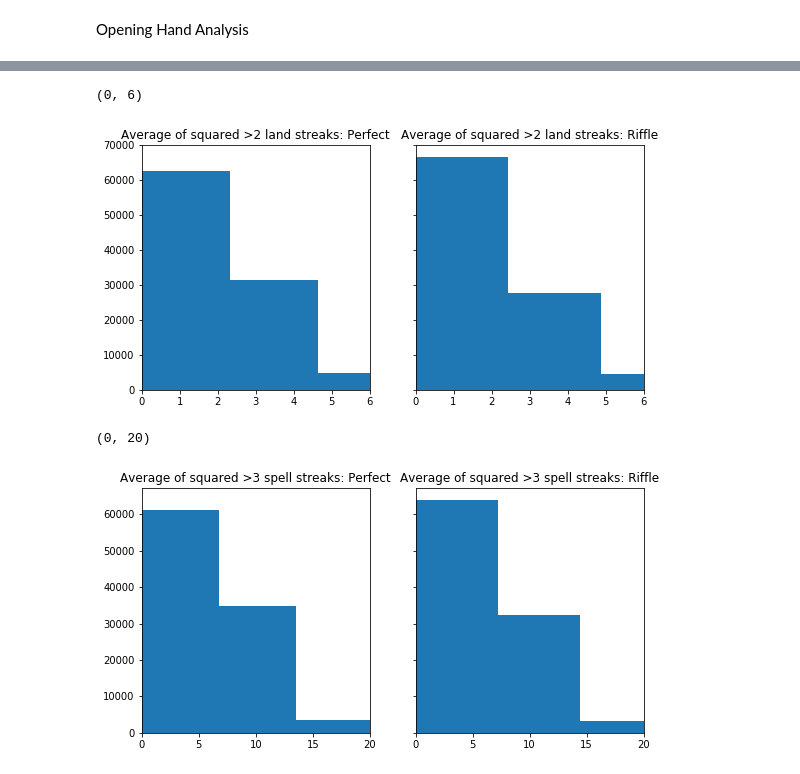
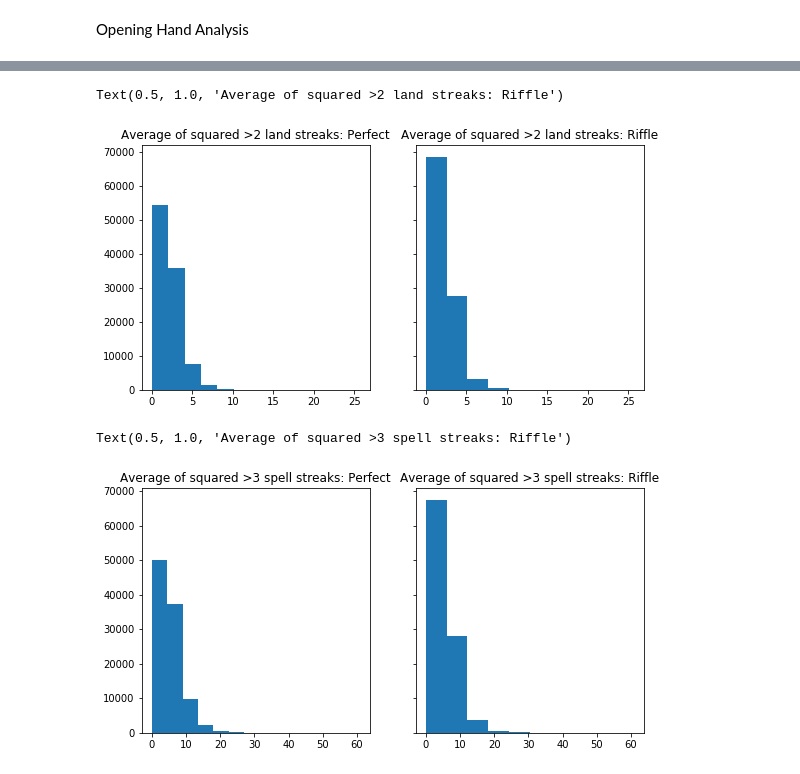
Before and after one commit to juanibiapina/shuffle, a Jupyter notebook: Shuffle Analysis.ipynb, the cells around one changed output, grey strips where cells are left out. Drawn from its saved outputs; the diff is of its cells as text; code cells hidden in the pictures.

```diff
--- a/Shuffle Analysis.ipynb
+++ b/Shuffle Analysis.ipynb
@@ -34,6 +34,7 @@ def get_random_number_for_right_deck(n: int, seed: int=None, ) -> int:
     """
     random = sklearn.utils.check_random_state(seed=seed, )
 
+    return cards // 2
     return random.randint(low=1, high=n, )
 
 def should_drop_from_right_deck(n_left: int, n_right:int, seed: int=None, ) -> bool:
@@ -66,11 +67,14 @@ def should_drop_from_right_deck(n_left: int, n_right:int, seed: int=None, ) -> b
     ValueError: Either `n_left` or `n_right` (or both) must be greater than zero.
     """
     if n_left > 0 and n_right > 0:
-        # There are cards left in both sub-decks, so pick a
-        # sub-deck with the correct probability
         random = sklearn.utils.check_random_state(seed=seed, )
         value = random.random_sample()
-        probability = n_right / (n_left + n_right)
+        card_diff = n_right - n_left
+        if card_diff < -4:
+            card_diff = -4
+        if card_diff > 4:
+            card_diff = 4
+        probability = 0.5 + (card_diff * 0.1)
         boolean = (value <= probability)
         return boolean
     elif n_left == 0 and n_right > 0:
@@ -142,7 +146,7 @@ def riffle(deck: np.array, seed: int=None, ) -> np.array:
 
 def riffle_shuffle(deck: np.array, seed: int=None, ) -> np.array:
     new_deck = deck
-    for i in range(7):
+    for i in range(5):
         new_deck = riffle(deck=new_deck, seed=seed)
     return new_deck
 # %% [markdown]
@@ -208,7 +212,7 @@ p_avg1_land_streaks = [sum([c**2 for c in s])/len(s) for s in p_land_streaks]
 p_avg1_spell_streaks = [sum([c**2 for c in s])/len(s) for s in p_spell_streaks]
 
 p_avg2_land_streaks = [sum([c**2 for c in s if c > 2])/len(s) for s in p_land_streaks]
-p_avg2_spell_streaks = [sum([c**2 for c in s if c > 3])/len(s) for s in p_spell_streaks]
+p_avg2_spell_streaks = [sum([c**2 for c in s if c > 4])/len(s) for s in p_spell_streaks]
 # %% [markdown]
 Extract data from riffle shuffled decks
 # %%
@@ -226,7 +230,7 @@ avg1_land_streaks = [sum([c**2 for c in s])/len(s) for s in land_streaks]
 avg1_spell_streaks = [sum([c**2 for c in s])/len(s) for s in spell_streaks]
 
 avg2_land_streaks = [sum([c**2 for c in s if c > 2])/len(s) for s in land_streaks]
-avg2_spell_streaks = [sum([c**2 for c in s if c > 3])/len(s) for s in spell_streaks]
+avg2_spell_streaks = [sum([c**2 for c in s if c > 4])/len(s) for s in spell_streaks]
 # %% [markdown]
 Opening Hand Analysis
 # %%
@@ -329,24 +329,20 @@ fig, axes = plt.subplots(1, 2, sharex=True, sharey=True, figsize=(9, 4.5))
 
 axes[0].hist(p_avg2_land_streaks)
 axes[0].set_title("Average of squared >2 land streaks: Perfect")
-axes[0].set_xlim((0, 6))
 
 axes[1].hist(avg2_land_streaks)
 axes[1].set_title("Average of squared >2 land streaks: Riffle")
-axes[1].set_xlim((0, 6))
 # %% [output]
-(0, 6)
+Text(0.5, 1.0, 'Average of squared >2 land streaks: Riffle')
-[figure, old version]
+[figure, new version]
 # %%
 fig, axes = plt.subplots(1, 2, sharex=True, sharey=True, figsize=(9, 4.5))
 
 axes[0].hist(p_avg2_spell_streaks)
 axes[0].set_title("Average of squared >3 spell streaks: Perfect")
-axes[0].set_xlim((0, 20))
 
 axes[1].hist(avg2_spell_streaks)
 axes[1].set_title("Average of squared >3 spell streaks: Riffle")
-axes[1].set_xlim((0, 20))
 # %% [output]
-(0, 20)
+Text(0.5, 1.0, 'Average of squared >3 spell streaks: Riffle')
-[figure, old version]
+[figure, new version]
```
Also changed, not shown: parts of 7 cells of this notebook.
